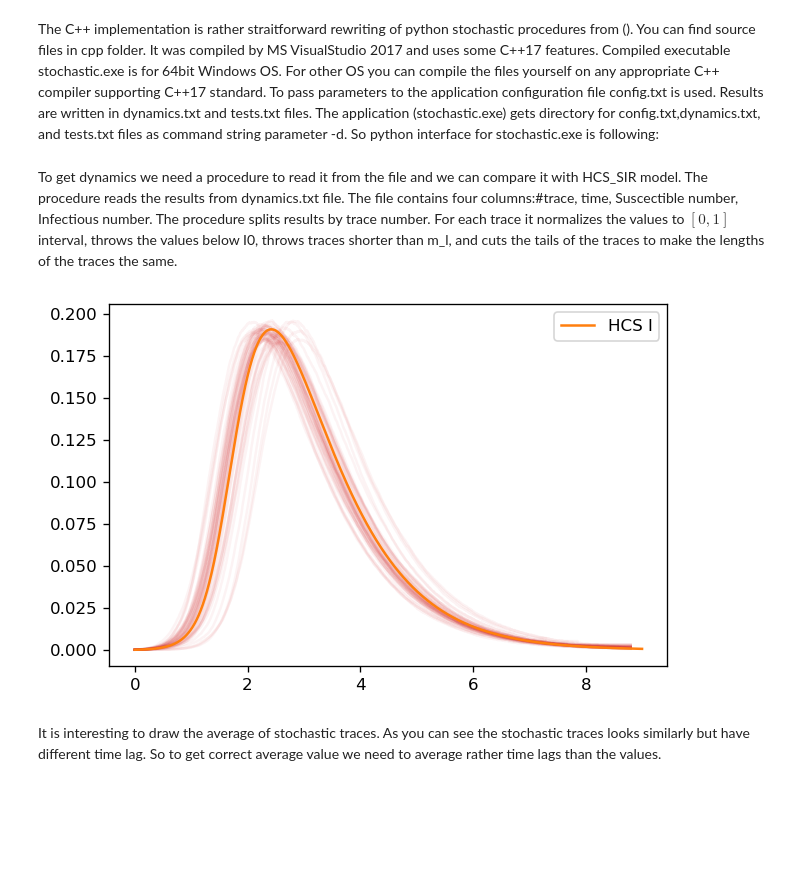
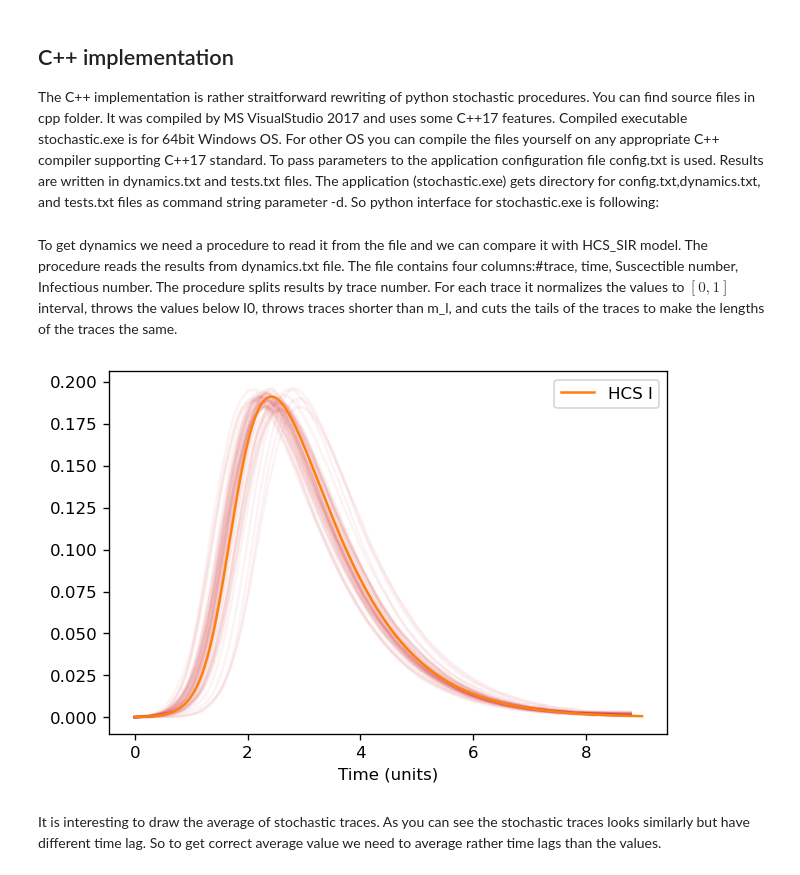
Before and after one commit to ivvaan/A-disease-spread-inhomogeneous-models, a Jupyter notebook: stochastic_SIR_C++_implementation_lineages_tracing.ipynb, the cells around one changed output. Saved outputs shown, nothing was run; the diff lists cells and outputs as text; code cells hidden in the pictures; blank space fills up the shorter version.

```diff
--- a/stochastic_SIR_C++_implementation_lineages_tracing.ipynb
+++ b/stochastic_SIR_C++_implementation_lineages_tracing.ipynb
@@ -1,21 +1,23 @@
 # %% [markdown]
-The C++ implementation is rather straitforward rewriting of python stochastic procedures from (). You can find source files in cpp folder. It was compiled by MS VisualStudio 2017 and uses some C++17 features. Compiled executable stochastic.exe is for 64bit Windows OS. For other OS you can compile the files yourself on any appropriate C++ compiler supporting C++17 standard. To pass parameters to the application configuration file config.txt is used. Results are written in dynamics.txt and tests.txt files. The application (stochastic.exe) gets directory for config.txt,dynamics.txt, and tests.txt files as command string parameter -d. So python interface for stochastic.exe is following:
+## C++ implementation
+The C++ implementation is rather straitforward rewriting of python stochastic procedures. You can find source files in cpp folder. It was compiled by MS VisualStudio 2017 and uses some C++17 features. Compiled executable stochastic.exe is for 64bit Windows OS. For other OS you can compile the files yourself on any appropriate C++ compiler supporting C++17 standard. To pass parameters to the application configuration file config.txt is used. Results are written in dynamics.txt and tests.txt files. The application (stochastic.exe) gets directory for config.txt,dynamics.txt, and tests.txt files as command string parameter -d. So python interface for stochastic.exe is following:
 # %%
 import matplotlib.pyplot as plt
 import os
 import time
-# to not repead HCS_SIR and HCS_SIR2 implementation we place it into separate file
+
+# to not repeat HCS_SIR and HCS_SIR2 implementation we place it into separate file
 from hcs_sir import *
 
 
-def exec_SIR(r0_0,I0,τ,vs0,vb0,
+def exec_SIR(r0_0,I0,τ,vs0,vb0,T=12.0,
              vcb=0.4,nlp=0.5,tp=0.25,elr=0.0,ps=80000,
              sn=50,mtl=100,seed=317,exec_type=0,
              s_rate=0,dir='c:\\tmp'):
     command=f'stochastic.exe -d"{dir}"'
     with open(dir+"\\config.txt", "rt") as file:
         conf=dict(np.loadtxt(file,dtype=('U32,f8')))
-    conf["final_time"]=modeling_period+3
+    conf["final_time"]=T
     conf["simulations_number"]=sn
     conf["min_trace_len"]=mtl
     conf["resample_step"]=t_step
@@ -28,6 +30,7 @@ def exec_SIR(r0_0,I0,τ,vs0,vb0,
     conf["new_lineage_prob"]=nlp
     conf["test_prob"]=tp
     conf["external_lineages_rate"]=elr
+    #if seed is 0 it automatically randomized
     conf["initial_seed"]=seed
 
     #exec_type
@@ -67,34 +70,35 @@ def dynamics_from_file(I0,l_m=100,path="c:\\tmp"):
         s=s[pos:]
         i=i[pos:]
         l=len(t)
         if l>l_m:
             if(l<l_min):l_min=l
             resT.append(t-t[0])
             resS.append(s)
             resI.append(i)
     l_min-=1
     for tn in range(len(resT)):
         resT[tn]=resT[tn][:l_min]
         resS[tn]=resS[tn][:l_min]
         resI[tn]=resI[tn][:l_min]
     return np.vstack(resT), np.vstack(resS),np.vstack(resI)
 
 vs0=0.7
 vb0=0.2
 r0_0=5.2
 I0=0.0002
 τ=0.4
 exec_SIR(r0_0,I0,τ,vs0,vb0,exec_type=1)
 T,S,I=dynamics_from_file(I0);
 fig, ax = plt.subplots(dpi=120)
 for t,i in zip(T,I):
     plt.plot(t, i,color='C3', alpha=0.05)
 s,i=HCS_SIR(r0_0,I0,τ,vs0,vb0)
 plt.plot(m_t, i,color='C1', label=f'HCS I')
 plt.legend(loc='upper right')
+ax.set_xlabel(f'Time (units)')
 plt.show()
 # %% [output]
-[figure, old version]
+[figure, new version]
 # %% [markdown]
 It is interesting to draw the average of stochastic traces. As you can see the stochastic traces looks similarly but have different time lag. So to get correct average value we need to average rather time lags than the values.
 # %%
```
Also changed, not shown: parts of 11 cells of this notebook, 1 other file.
